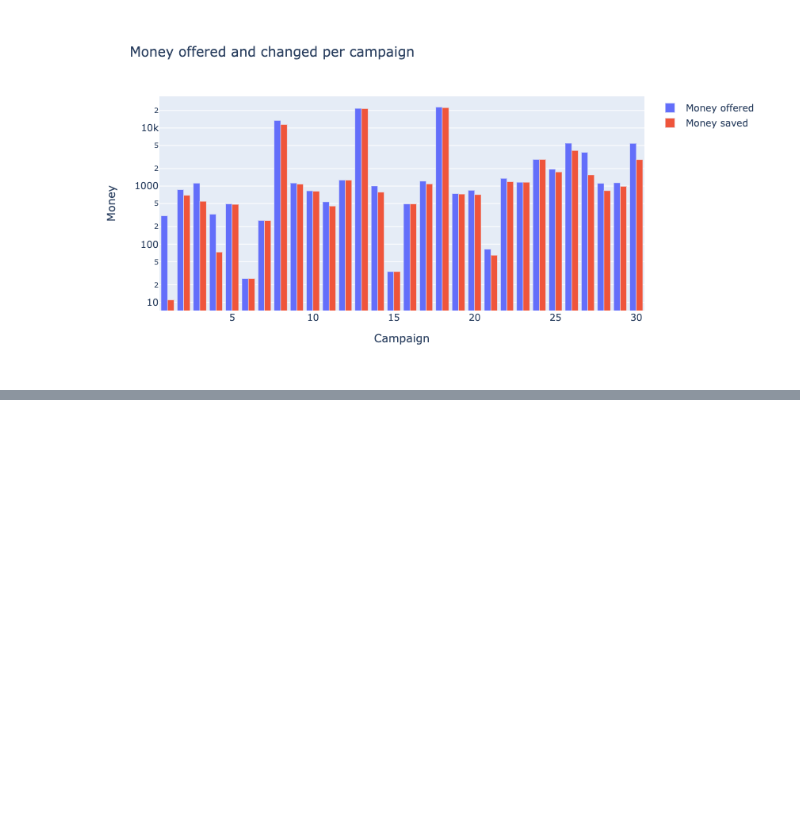
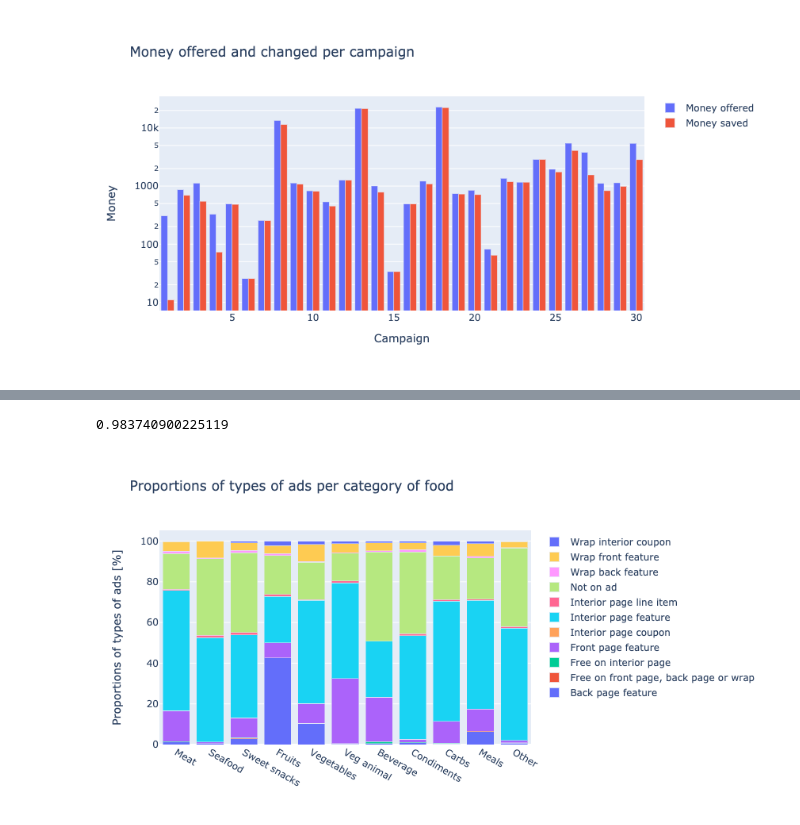
Before and after one commit to whateverforever/ada-2019-project, a Jupyter notebook: plotly.ipynb, the cells around one changed output, grey strips where cells are left out. Drawn from its saved outputs; the diff is of its cells as text; code cells hidden in the pictures; blank space fills up the shorter version.

```diff
--- a/plotly.ipynb
+++ b/plotly.ipynb
@@ -141,0 +171,8 @@ fig5.update_layout(
+# %%
+df_money.coupon_disc.value_counts()[0]/df_money.shape[0]
+# %% [output]
+0.983740900225119
+# %%
+df_props = pd.read_pickle("data/df_for_thanh.pickle")
+# %%
+df_props = df_props.transpose()
@@ -141,0 +181,12 @@ fig5.update_layout(
+# %%
+bar_list = []
+for col in df_props:
+    bar_list.append(go.Bar(name=col, x=df_props.index, y=df_props[col].values))
+# %%
+fig7 = go.Figure(data=bar_list, )
+fig7.update_layout(barmode='stack')
+fig7.update_layout(
+    title={'text': 'Proportions of types of ads per category of food',},
+    yaxis_title='Proportions of types of ads [%]')
+# %% [output]
+[figure, added]
```
Also changed, not shown: parts of 10 cells of this notebook, 7 other files.
